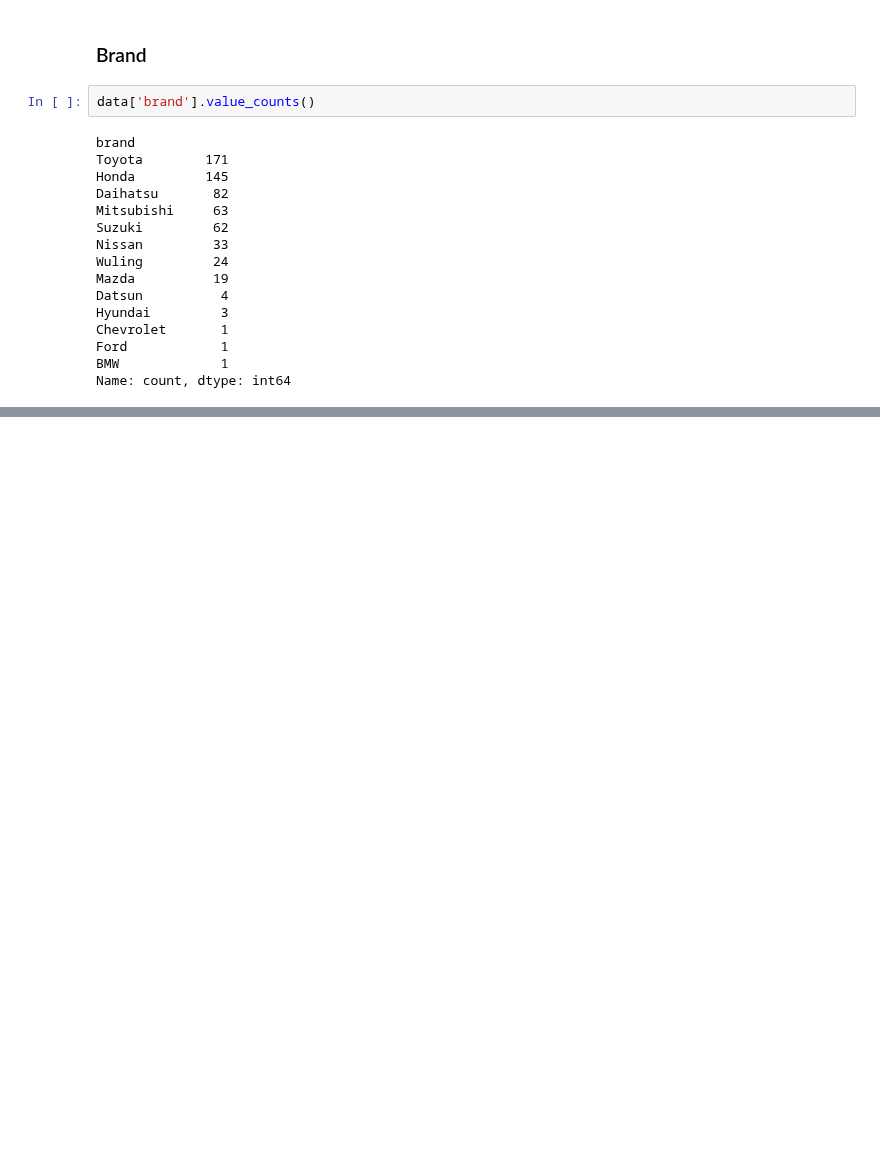
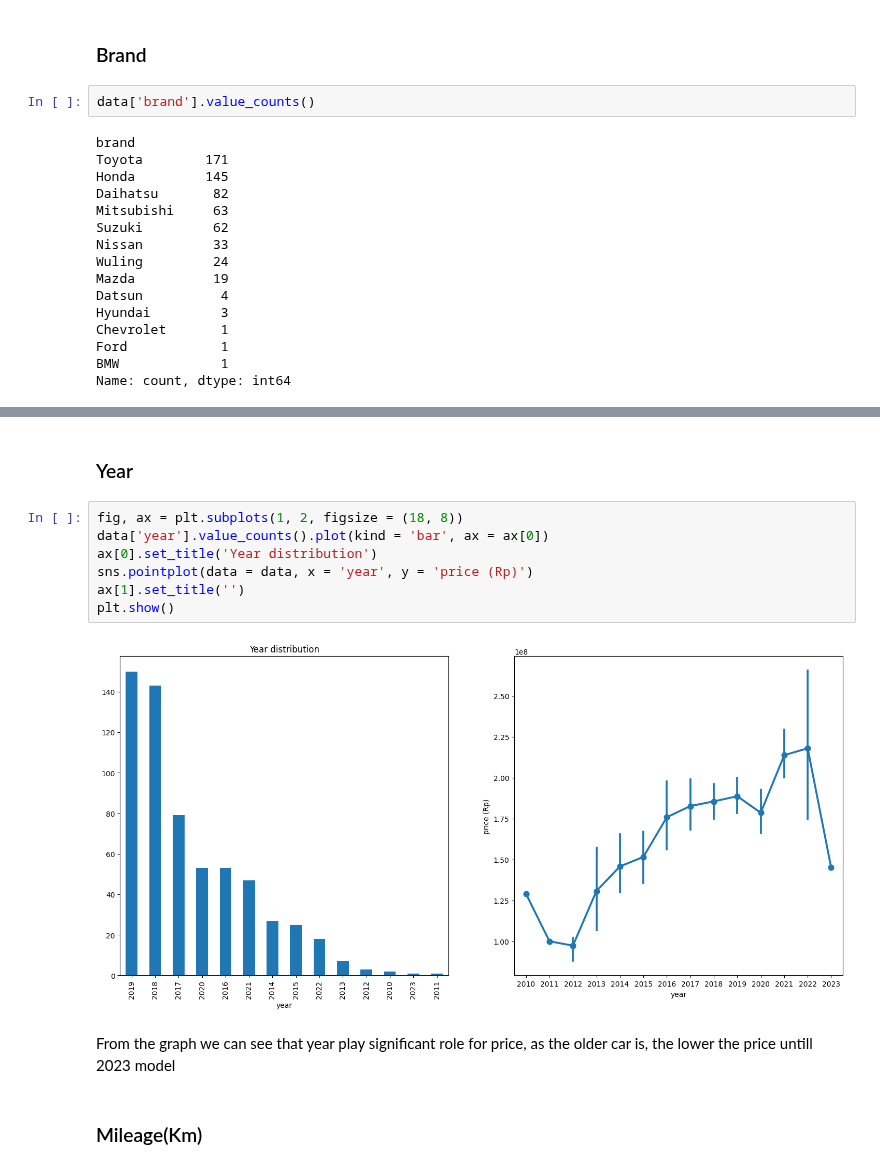
Before and after one commit to JonathanSuryaS/AOL---Machine-Learning, a Jupyter notebook: car.ipynb, the cells around one changed output, grey strips where cells are left out. Drawn from its saved outputs; the diff is of its cells as text; blank space fills up the shorter version.

```diff
--- a/car.ipynb
+++ b/car.ipynb
@@ -129,0 +133,15 @@ plt.show()
+# %% [markdown]
+### Year
+# %%
+fig, ax = plt.subplots(1, 2, figsize = (18, 8))
+data['year'].value_counts().plot(kind = 'bar', ax = ax[0])
+ax[0].set_title('Year distribution')
+sns.pointplot(data = data, x = 'year', y = 'price (Rp)')
+ax[1].set_title('')
+plt.show()
+# %% [output]
+[figure, added]
+# %% [markdown]
+From the graph we can see that year play significant role for price, as the older car is, the lower the price untill 2023 model
+# %% [markdown]
+### Mileage(Km)
```
Also changed, not shown: parts of 3 cells of this notebook.
